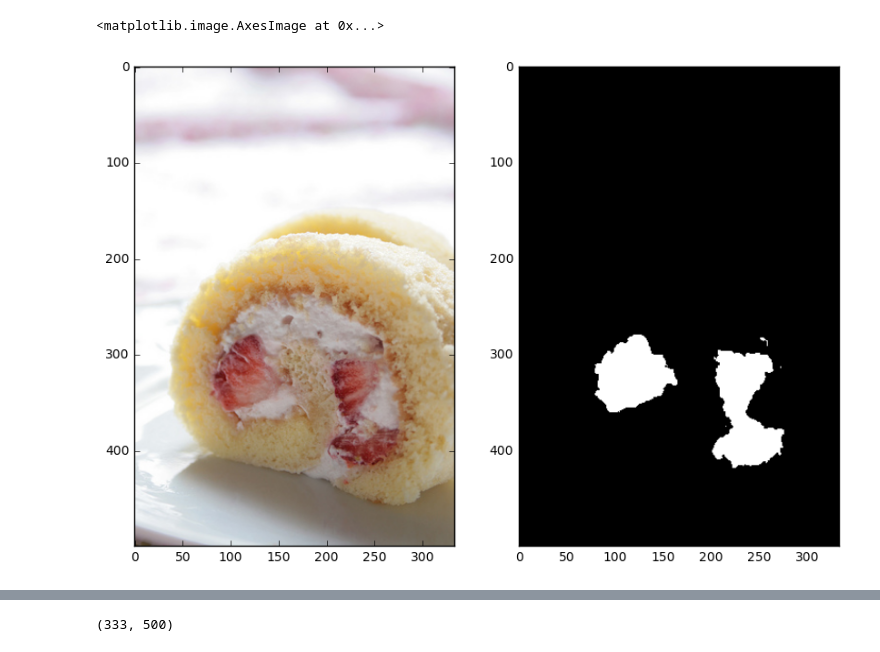
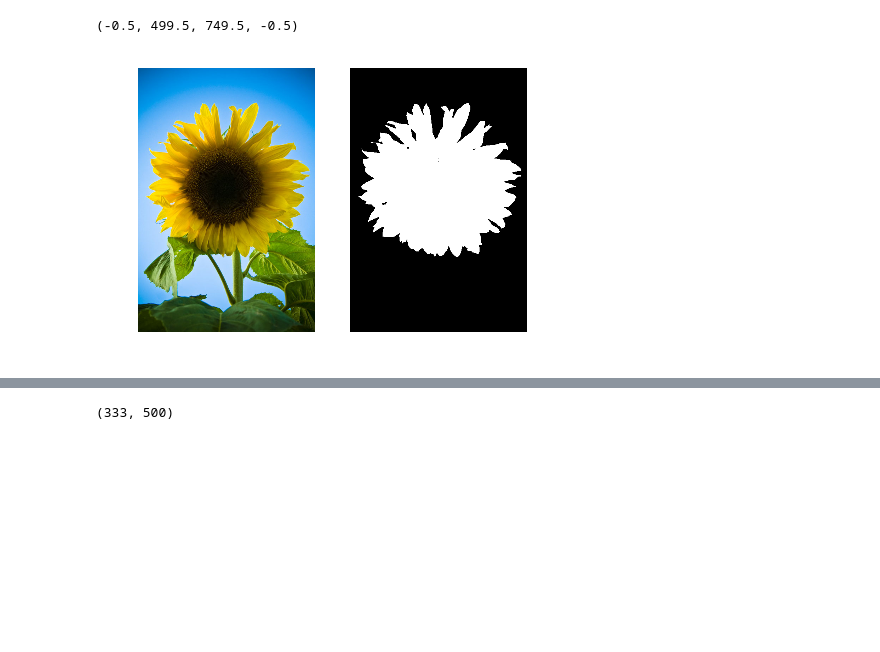
Before and after one commit to GrimReaperSam/SILE, a Jupyter notebook: Segmentation.ipynb, the cells around one changed output, grey strips where cells are left out. Drawn from its saved outputs; the diff is of its cells as text; code cells hidden in the pictures; blank space fills up the shorter version.

```diff
--- a/Segmentation.ipynb
+++ b/Segmentation.ipynb
@@ -12,3 +12,11 @@ import matplotlib.pyplot as plt
 
 from src.enhancer import ImageComparator
 from src.enhancer.enhancers import ENHANCERS
+# %%
+base_path = Path('test-2')
+originals_path = base_path / 'original'
+masks_path = base_path / 'mask'
+weight_maps_path = base_path / 'weight-map'
+
+filenames = [file.stem for file in originals_path.iterdir()]
+filenames
@@ -18,16 +51,0 @@ zcollection = pickle.load(open(filename, 'rb'))
-# %%
-base_path = Path('tests')
-originals_path = base_path / 'original'
-masks_path = base_path / 'mask'
-weight_maps_path = base_path / 'weight-map'
-
-g_g_path = base_path / 'g-g'
-g_w_path = base_path / 'g-w'
-g_l_path = base_path / 'g-l'
-
-l_g_path = base_path / 'l-g'
-l_w_path = base_path / 'l-w'
-l_l_path = base_path / 'l-l'
-
-filenames = [file.stem for file in originals_path.iterdir()]
-filenames
@@ -45,15 +52,24 @@ filenames
 # %%
-keyword = 'strawberry-2'
+filename = 'z-values/sunflower.pkl'
+zcollection = pickle.load(open(filename, 'rb'))
+
+for key in zcollection.reject('lightness_layout', 'chroma_layout', 'hue_layout', 'details_hist',
+                                              'frequency_hist').descriptors:
+    dir_path = base_path / key
+    dir_path.mkdir(exist_ok=True, parents=True)
+
+keyword = 'flickr-sunflower'
 image = imread(originals_path / ('%s.jpg' % keyword))
 seg_b = imread(masks_path / ('%s-mask.png' % keyword)).astype(np.bool)
 
-
-plt.rcParams['figure.figsize'] = 10, 10
+plt.rcParams['figure.figsize'] = 5, 5
 plt.subplot(121)
 plt.imshow(image)
+plt.axis('off')
 
 plt.subplot(122)
 plt.imshow(seg_b, cmap='gray')
+plt.axis('off')
 # %% [output]
-<matplotlib.image.AxesImage at 0x...>
+(-0.5, 499.5, 749.5, -0.5)
-[figure, old version]
+[figure, new version]
```
Also changed, not shown: parts of 11 cells of this notebook, 38 other files.
